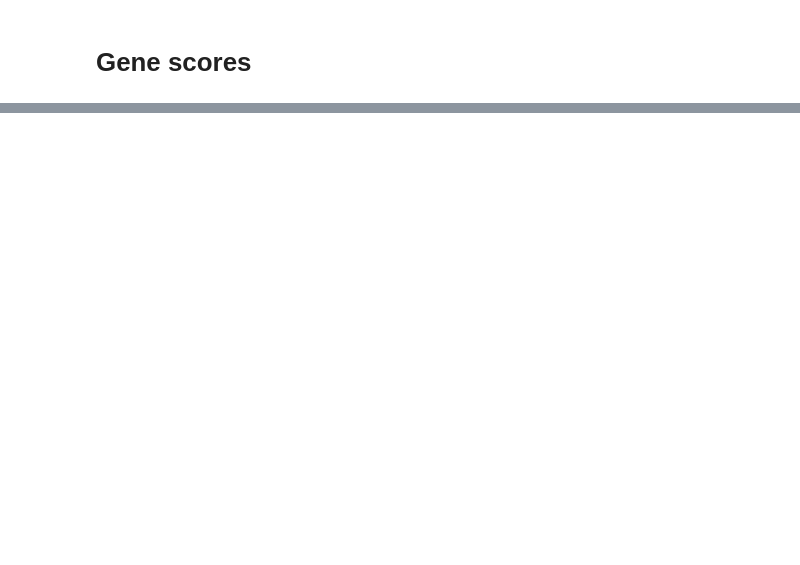
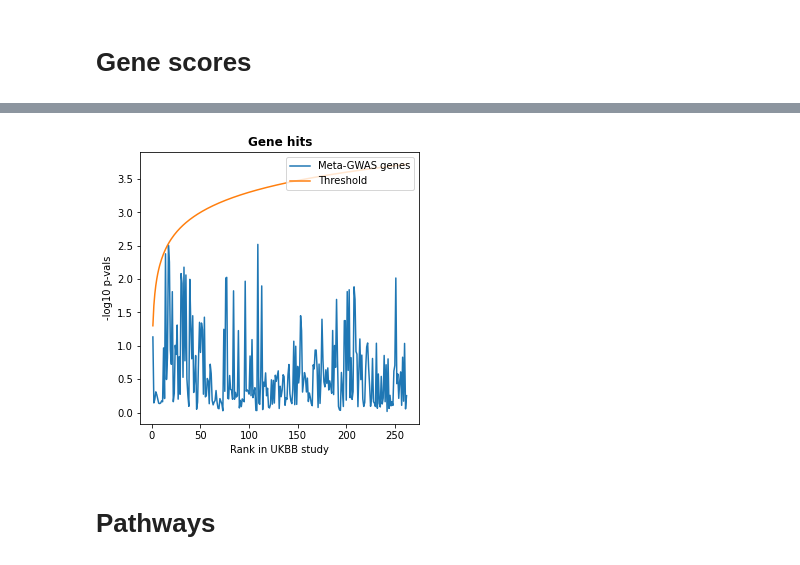
Before and after one commit to mjbeyeler/Stuff, a Jupyter notebook: colski_metaanalysis/colski_plots.ipynb, the cells around one changed output, grey strips where cells are left out. Saved outputs shown, nothing was run; the diff lists cells and outputs as text; code cells hidden in the pictures; blank space fills up the shorter version.

```diff
--- a/colski_metaanalysis/colski_plots.ipynb
+++ b/colski_metaanalysis/colski_plots.ipynb
@@ -70,0 +160,22 @@ Name: LHFPL2, dtype: float64
+# %%
+from matplotlib import pyplot as plt
+import numpy as np
+dfp=me_geneScores
+plt.figure(figsize=[5,5])
+plt.plot(range(1,dfp.shape[0]+1),-np.log10(dfp[1]))
+plt.plot(range(1,dfp.shape[0]+1), -np.log10(0.05/np.linspace(1, dfp.shape[0]+1, num=dfp.shape[0])))
+plt.title("Gene hits", fontweight='bold')
+plt.xlabel("Rank in UKBB study")
+plt.ylabel("-log10 p-vals")
+plt.legend(["Meta-GWAS genes", "Threshold"], loc='upper right')
+
+x,y,txt=get_annotations(dfp,1)
+
+for i,hit in enumerate(txt):
+    plt.annotate(hit, (x[i],-np.log10(y[i])), textcoords='offset points',arrowprops=dict(arrowstyle="->"))
+
+plt.savefig("/Users/mbeyele5/retina_tortuosity/output/GWAS_all/skipogh_DF_GWAS_Tanguy/me_gene_hits.tiff")
+# %% [output]
+[figure, added]
+# %% [markdown]
+# Pathways
```
Also changed, not shown: parts of 12 cells of this notebook.
